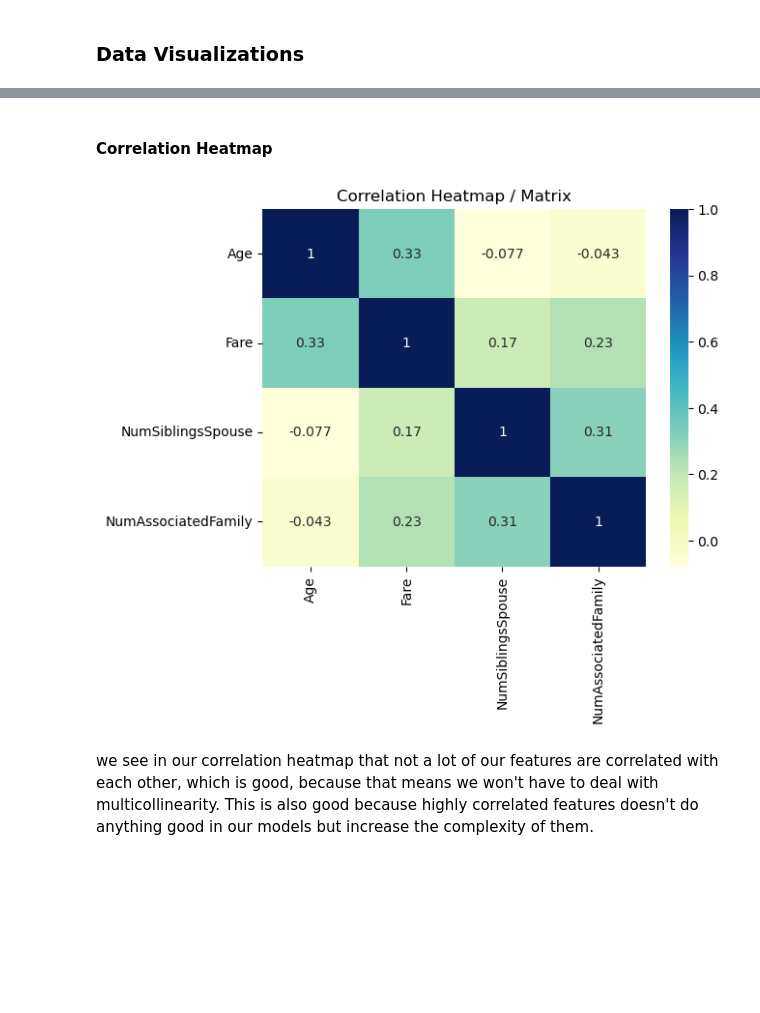
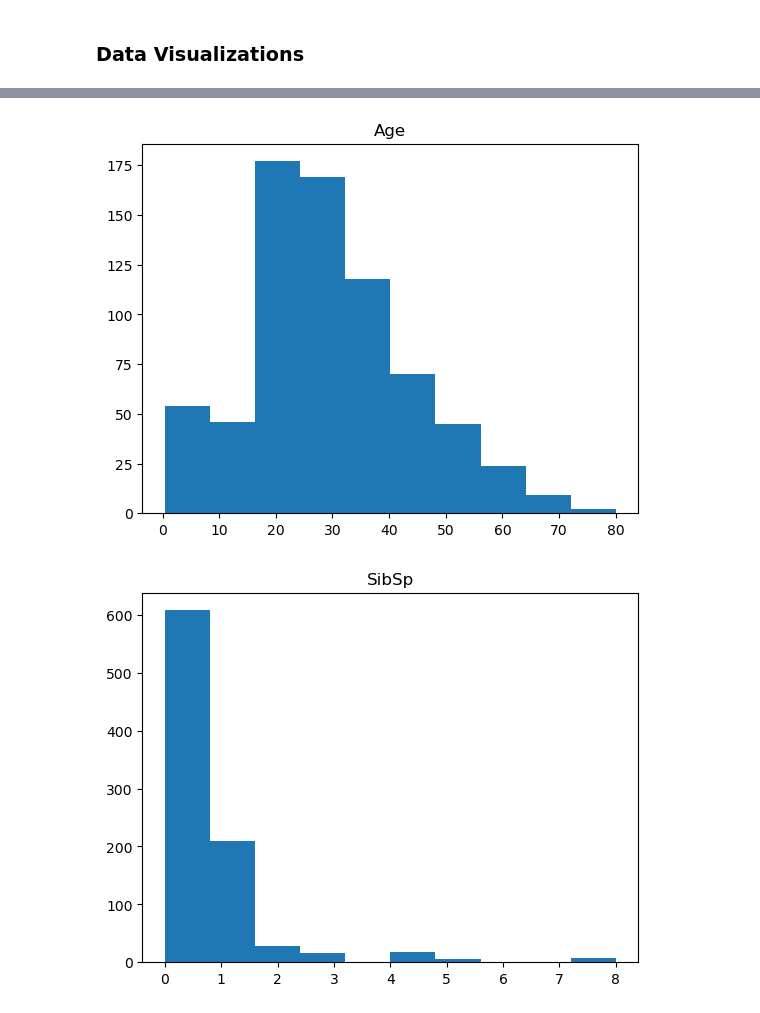
Before and after one commit to Tovborg/TitanicDataset, a Jupyter notebook: titanic.ipynb, the cells around one changed output, grey strips where cells are left out. Drawn from its saved outputs; the diff is of its cells as text; code cells hidden in the pictures; blank space fills up the shorter version.

```diff
--- a/titanic.ipynb
+++ b/titanic.ipynb
@@ -65,2 +90,5 @@ Index(['PassengerId', 'Survived', 'Pclass', 'Name', 'Sex', 'Age', 'SibSp',
+# %%
+df_num = training[['Age', 'SibSp', 'Parch', 'Fare']]
+df_cat = training[['Survived', 'Pclass', 'Sex', 'Ticket', 'Cabin', 'Embarked']]
 # %% [markdown]
 ## Data Cleaning
@@ -204,11 +147,8 @@ Text(0.5, 1.0, 'Fare')
-# %% [markdown]
-#### Correlation Heatmap
-# %%
-corr_data = titanic_dropped[['Age', 'Fare', 'NumSiblingsSpouse', 'NumAssociatedFamily']].corr()
-dataplot = sns.heatmap(corr_data, cmap="YlGnBu", annot=True)
-plt.title('Correlation Heatmap / Matrix')
-plt.show()
-# %% [output]
-[figure, removed]
-# %% [markdown]
-we see in our correlation heatmap that not a lot of our features are correlated with each other, which is good, because that means we won't have to deal with multicollinearity. This is also good because highly correlated features doesn't do anything good in our models but increase the complexity of them.
+# %%
+for col in df_num.columns:
+    plt.hist(df_num[col])
+    plt.title(col)
+    plt.show()
+# %% [output]
+[figure, added]
+[figure, added]
```
Also changed, not shown: parts of 84 cells of this notebook, 4 other files.
